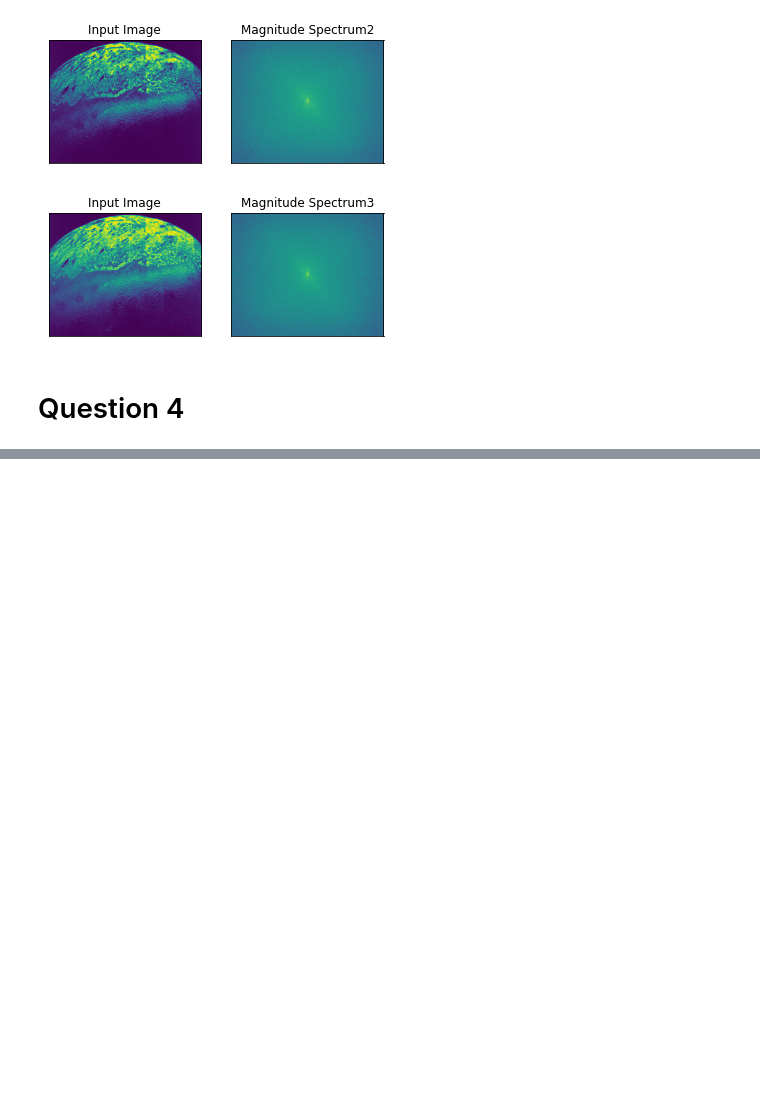
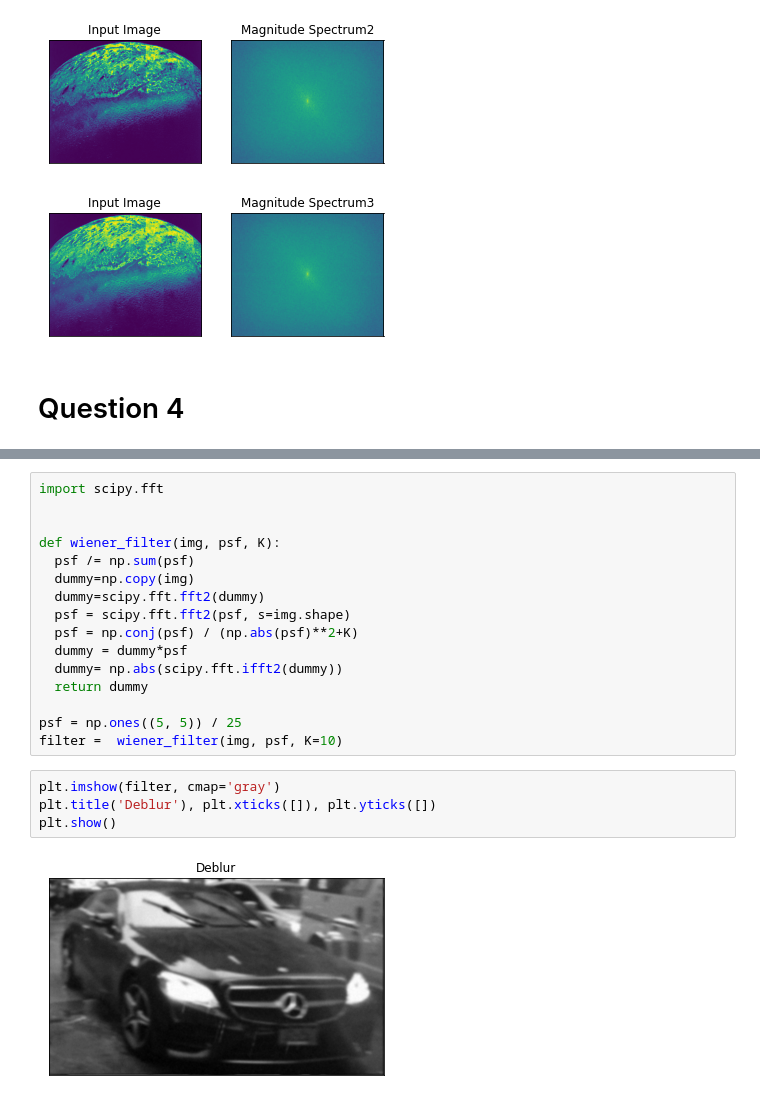
Before and after one commit to KaishvaShah/EE610_ImageProcessing, a Jupyter notebook: Assignment2.ipynb, the cells around one changed output, grey strips where cells are left out. Drawn from its saved outputs; the diff is of its cells as text; blank space fills up the shorter version.

```diff
--- a/Assignment2.ipynb
+++ b/Assignment2.ipynb
@@ -184,0 +185,22 @@ cv2_imshow(img)
+# %%
+import scipy.fft
+
+
+def wiener_filter(img, psf, K):
+  psf /= np.sum(psf)
+  dummy=np.copy(img)
+  dummy=scipy.fft.fft2(dummy)
+  psf = scipy.fft.fft2(psf, s=img.shape)
+  psf = np.conj(psf) / (np.abs(psf)**2+K)
+  dummy = dummy*psf
+  dummy= np.abs(scipy.fft.ifft2(dummy))
+  return dummy
+
+psf = np.ones((5, 5)) / 25
+filter =  wiener_filter(img, psf, K=10)
+# %%
+plt.imshow(filter, cmap='gray')
+plt.title('Deblur'), plt.xticks([]), plt.yticks([])
+plt.show()
+# %% [output]
+[figure, added]
```
Also changed, not shown: parts of 3 cells of this notebook.
